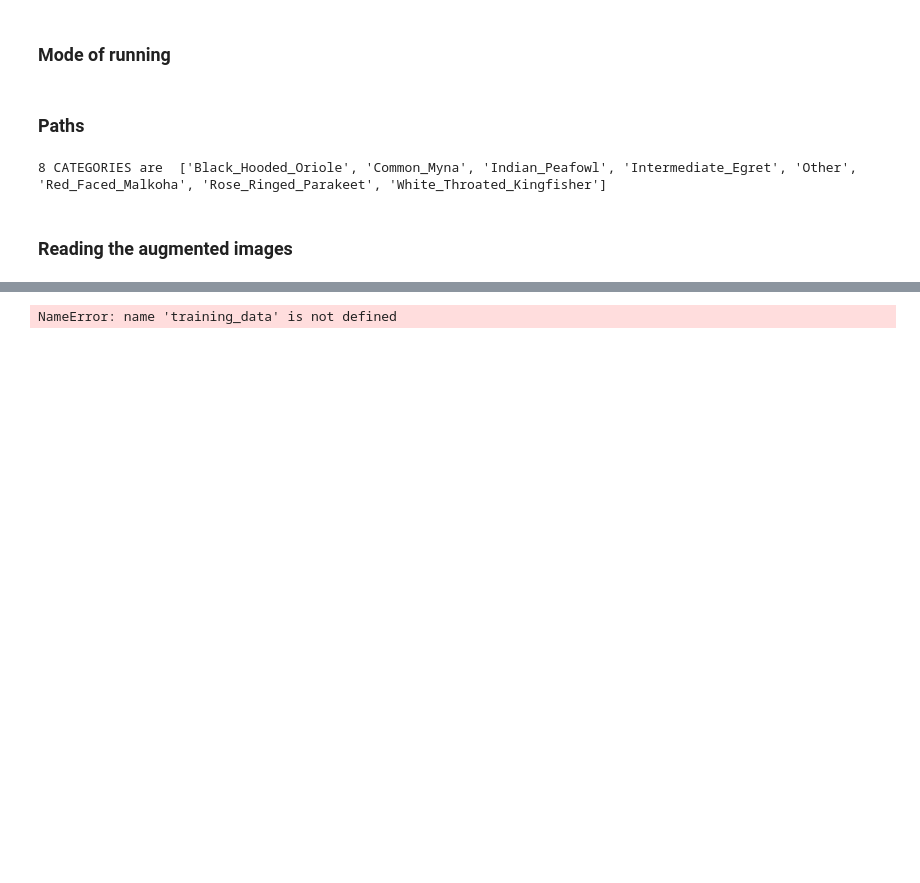
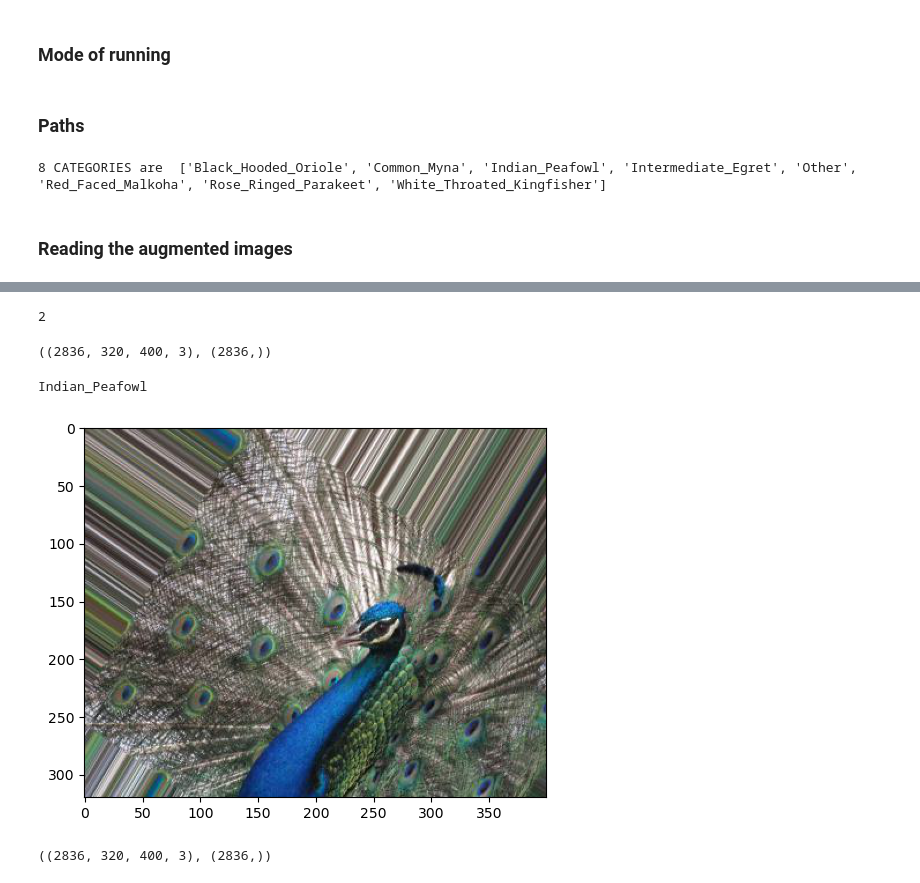
Before and after one commit to tsj1992/EBR, a Jupyter notebook: 01_Image Preprocessing - PART 03 - PREPARATION.ipynb, the cells around one changed output, grey strips where cells are left out. Saved outputs shown, nothing was run; the diff lists cells and outputs as text; code cells hidden in the pictures; blank space fills up the shorter version.

Commit message:
dataset prepared

```diff
--- a/01_Image Preprocessing - PART 03 - PREPARATION.ipynb
+++ b/01_Image Preprocessing - PART 03 - PREPARATION.ipynb
@@ -30,16 +35,22 @@ print(str(len(CATEGORIES)),'CATEGORIES are ', CATEGORIES)
 # %%
 def read_images():
     dataset = []
+    X = []
+    y = []
 
     for category in CATEGORIES:
         cat_path = os.path.join(ORIGINAL_IMAGES, category)
         cat_num = CATEGORIES.index(category)
+        print(f'Reading from category: {cat_num} - {category}')
         for img_filename in os.listdir(cat_path):
             img = cv2.imread(os.path.join(cat_path, img_filename))[...,::-1]  # read & convert from BGR to RGB
-            dataset.append([img, cat_num])
+            X.append(img)
+#         print(len(y))
+        y.extend(np.ones(len(os.listdir(cat_path)))*cat_num)
+#         print(len(y))
         if TEST_MODE and cat_num == 2:
             break # - then will only take the images from the first category
 
-    return dataset
+    return [np.asarray(X), np.transpose(np.asarray(y).astype(int))]
 # %%
 dataset = read_images()
@@ -107,4 +66,15 @@ plt.imshow(aug_dataset[0][0])
-# %%
-random.shuffle(training_data)
-# %% [output]
-NameError: name 'training_data' is not defined
+# %%
+len(dataset)
+# %% [output]
+2
+# %%
+dataset[0].shape, dataset[1].shape
+# %% [output]
+((2836, 320, 400, 3), (2836,))
+# %%
+test_index = 982
+plt.imshow(dataset[0][test_index])
+print(CATEGORIES[dataset[1][test_index]])
+# %% [output]
+Indian_Peafowl
+[figure, added]
@@ -110,0 +101,4 @@ NameError: name 'training_data' is not defined
+# %%
+loaded_ds[0].shape, loaded_ds[1].shape
+# %% [output]
+((2836, 320, 400, 3), (2836,))
```
Also changed, not shown: parts of 16 cells of this notebook, 2 other files.
